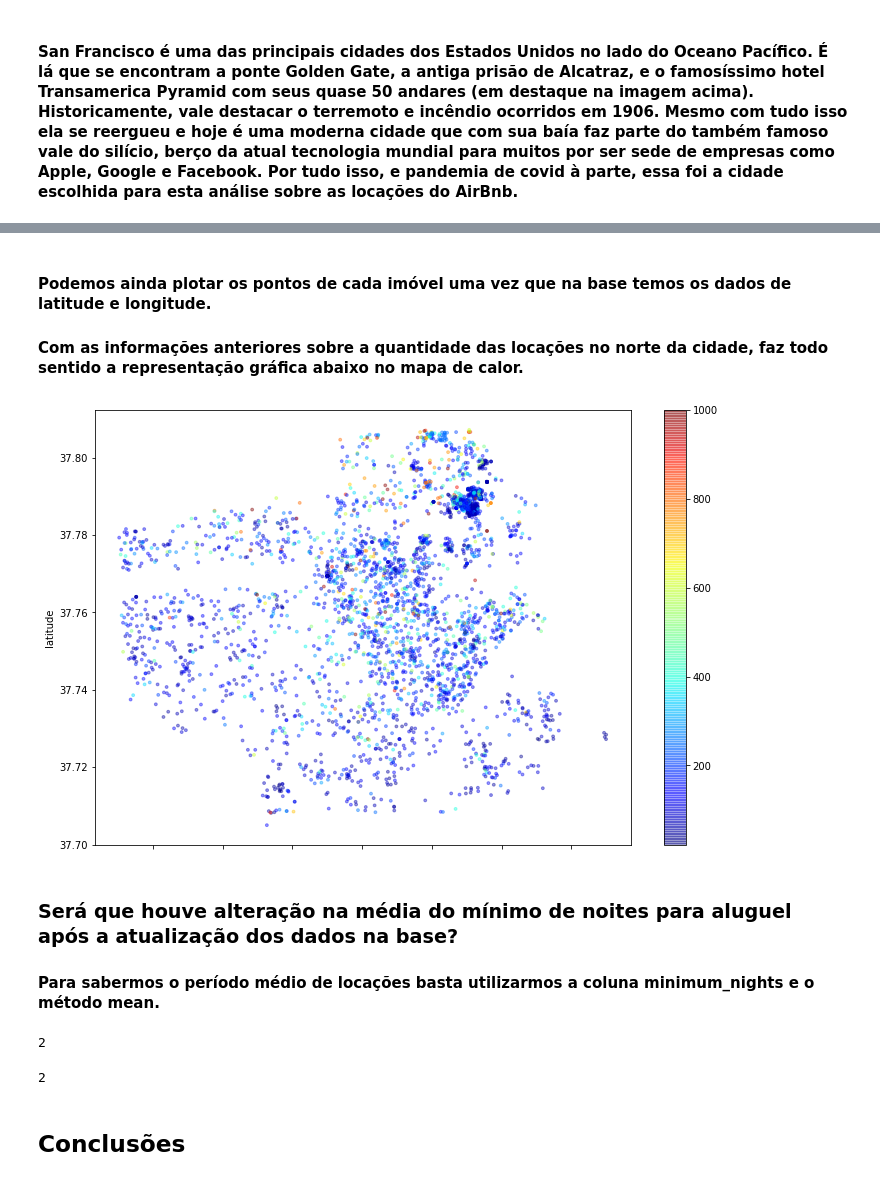
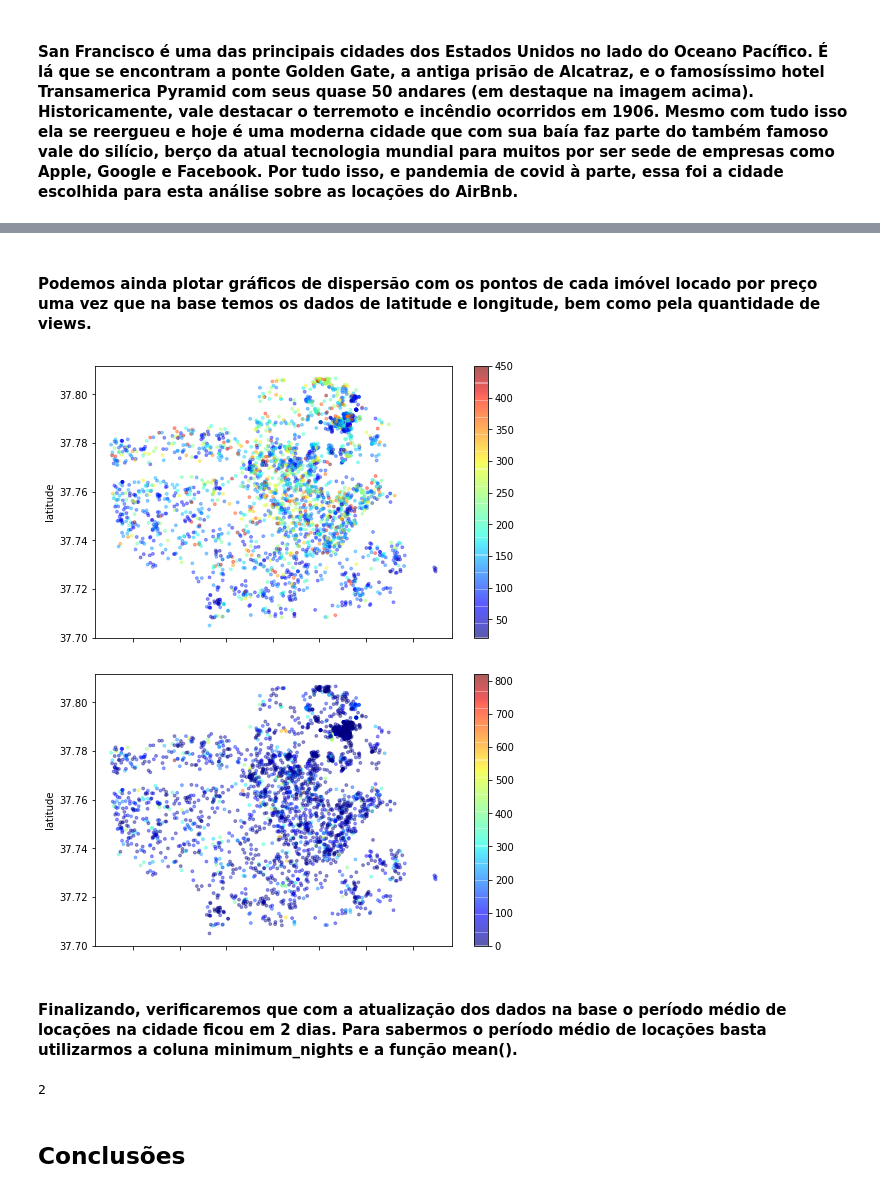
Before and after one commit to wallacecarlis/data_science, a Jupyter notebook: Projeto_de_Análise_de_dados_do_Airbnb_San_Francisco.ipynb, the cells around one changed output, grey strips where cells are left out. Drawn from its saved outputs; the diff is of its cells as text; code cells hidden in the pictures.

```diff
--- a/Projeto_de_Análise_de_dados_do_Airbnb_San_Francisco.ipynb
+++ b/Projeto_de_Análise_de_dados_do_Airbnb_San_Francisco.ipynb
@@ -331,0 +245,9 @@ sns.heatmap(corr, cmap= "coolwarm", fmt= ".2f", square= True, linewidths= 0.1, v
+# %%
+# Gerando uma cópia da base de dados:
+# Removendo os "outliers" e inserindo o conteúdo na nova base de dados (cópia):
+df_clean = df.copy()
+df_clean.drop(df_clean[df_clean.price > 450].index, axis = 0, inplace = True)
+df_clean.drop(df_clean[df_clean.minimum_nights > 7].index, axis = 0, inplace = True)
+
+# Removendo os "valores ausentes", no caso da coluna "neighbourhood_group":
+df_clean.drop("neighbourhood_group", axis = 1, inplace = True)
@@ -409,15 +442,17 @@ Quantidade em Presidio: 1
 # %% [markdown]
-#### Podemos ainda plotar os pontos de cada imóvel uma vez que na base temos os dados de **latitude** e **longitude**.
-
-#### Com as informações anteriores sobre a quantidade das locações no norte da cidade, faz todo sentido a representação gráfica abaixo no mapa de calor.
+#### Podemos ainda plotar gráficos de **dispersão** com os pontos de cada imóvel locado por preço uma vez que na base temos os dados de **latitude** e **longitude**, bem como pela quantidade de **views**.
 # %%
 # Plotando a localização dos imóveis pela latitude-longitude:
 df_clean.plot(kind = "scatter", x= "longitude", y= "latitude", alpha= 0.4,
-              c= df_clean["price"], s= 8, cmap= plt.get_cmap("jet"), figsize= (12, 8));
+              c= df_clean["price"], s= 8, cmap= plt.get_cmap("jet"), figsize= (8, 5));
 # %% [output]
-[figure, old version]
+[figure, new version]
+# %%
+# Plotando a localização dos imóveis pela latitude-longitude:
+df_clean.plot(kind = "scatter", x= "longitude", y= "latitude", alpha= 0.4,
+              c= df_clean["number_of_reviews"], s= 8, cmap= plt.get_cmap("jet"), figsize= (8, 5));
+# %% [output]
+[figure, added]
 # %% [markdown]
-### **Será que houve alteração na média do mínimo de noites para aluguel após a atualização dos dados na base?**
-
-#### Para sabermos o **período médio** de locações basta utilizarmos a coluna **minimum_nights** e o método **mean**.
+#### Finalizando, verificaremos que com a atualização dos dados na base o período médio de locações na cidade ficou em **2 dias**. Para sabermos o **período médio** de locações basta utilizarmos a coluna **minimum_nights** e a função **mean()**.
 # %%
@@ -425,11 +460,6 @@ df_clean.plot(kind = "scatter", x= "longitude", y= "latitude", alpha= 0.4,
 int(df_clean.minimum_nights.mean())
 # %% [output]
 2
-# %%
-# Exibindo o valor da mediana de locações da coluna minimum_nights:
-int(df_clean.minimum_nights.median())
-# %% [output]
-2
 # %% [markdown]
 ## Conclusões
 # %% [markdown]
```
Also changed, not shown: parts of 81 cells of this notebook.
